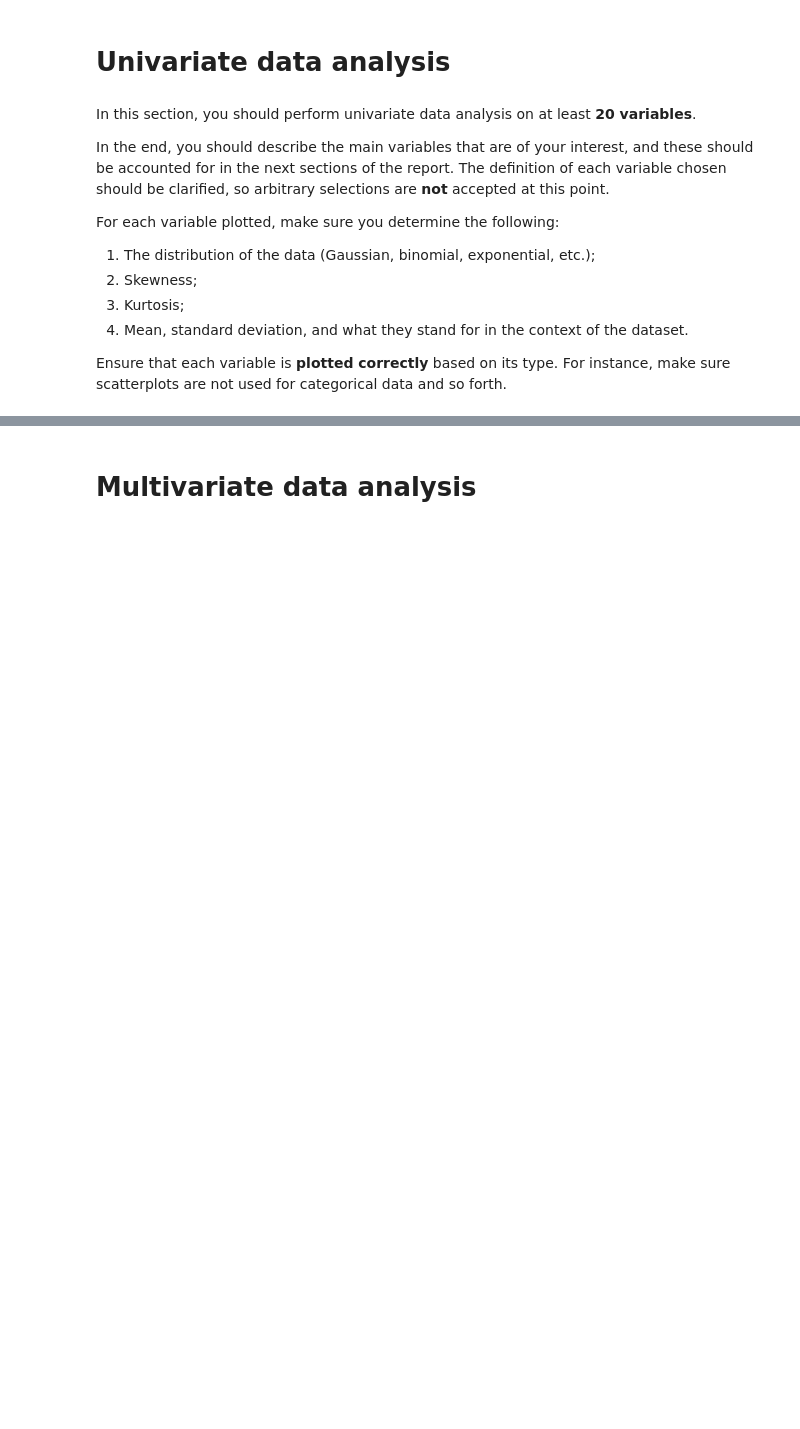
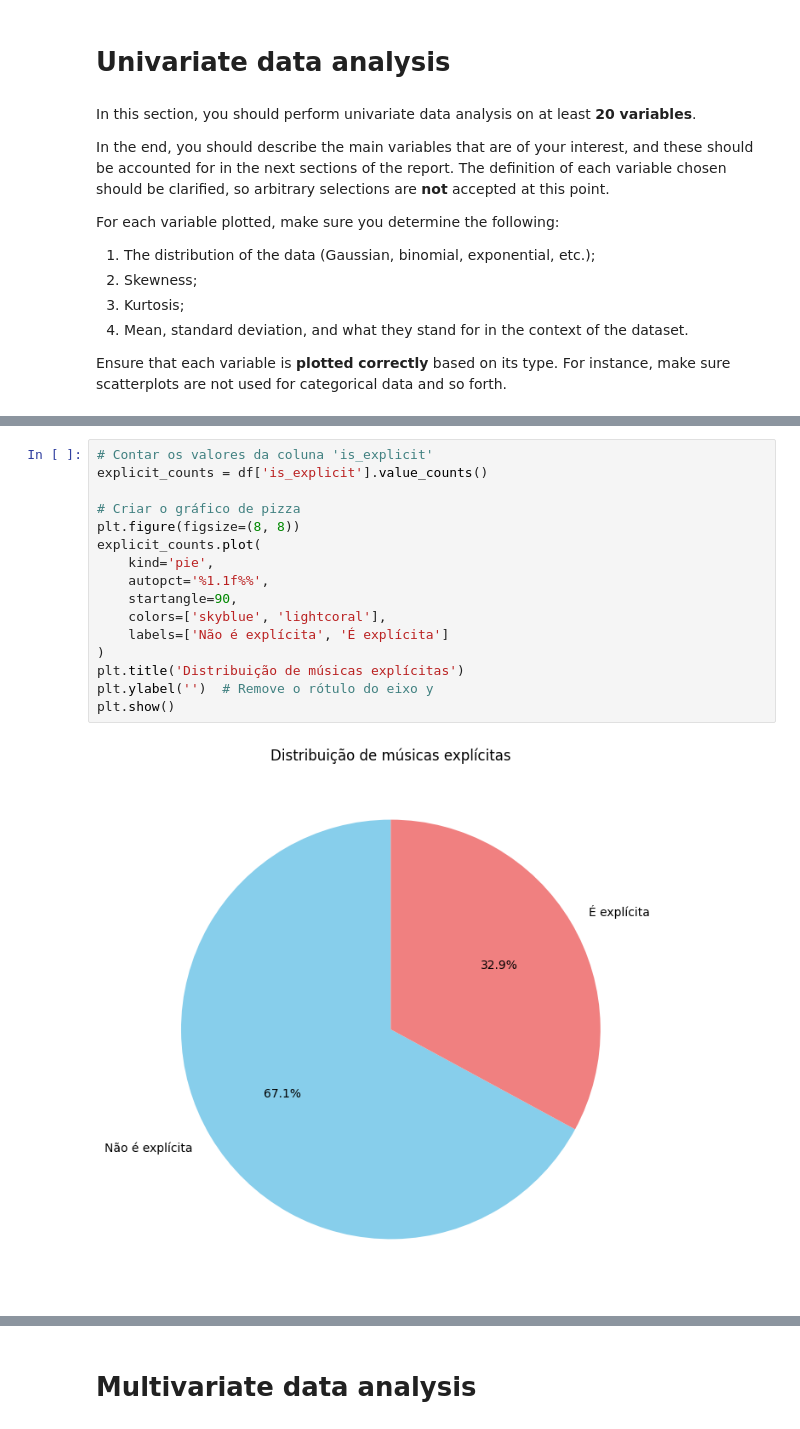
Before and after one commit to Henrick1/Projeto-Data-Science, a Jupyter notebook: ProjetoDataScience.ipynb, the cells around one changed output, grey strips where cells are left out. Saved outputs shown, nothing was run; the diff lists cells and outputs as text; blank space fills up the shorter version.

```diff
--- a/ProjetoDataScience.ipynb
+++ b/ProjetoDataScience.ipynb
@@ -133,0 +169,18 @@ Ensure that each variable is **plotted correctly** based on its type. For instan
+# %%
+# Contar os valores da coluna 'is_explicit'
+explicit_counts = df['is_explicit'].value_counts()
+
+# Criar o gráfico de pizza
+plt.figure(figsize=(8, 8))
+explicit_counts.plot(
+    kind='pie',
+    autopct='%1.1f%%',
+    startangle=90,
+    colors=['skyblue', 'lightcoral'],
+    labels=['Não é explícita', 'É explícita']
+)
+plt.title('Distribuição de músicas explícitas')
+plt.ylabel('')  # Remove o rótulo do eixo y
+plt.show()
+# %% [output]
+[figure, added]
```
Also changed, not shown: parts of 9 cells of this notebook, 1 other file.
